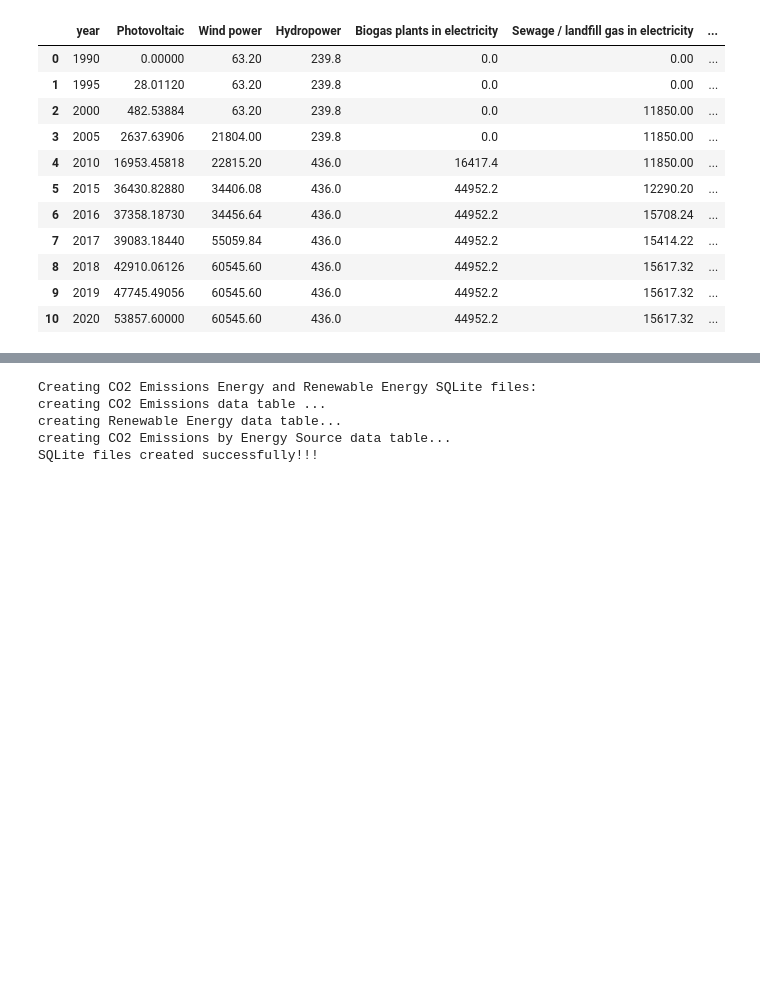
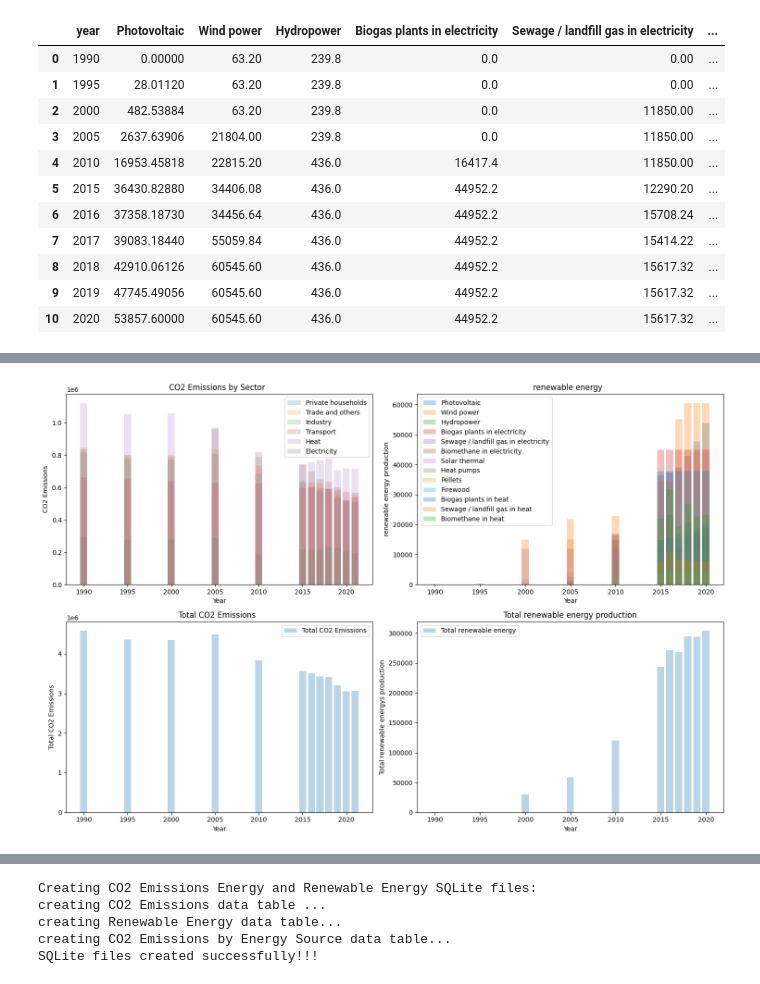
Before and after one commit to AsmaFarag95/made-template, a Jupyter notebook: project/report.ipynb, the cells around one changed output, grey strips where cells are left out. Drawn from its saved outputs; the diff is of its cells as text; code cells hidden in the pictures; blank space fills up the shorter version.

```diff
--- a/project/report.ipynb
+++ b/project/report.ipynb
@@ -217 +213,3 @@ plt.show()
+# %%
+renewable_energy.reset_index('year', inplace=True)
 # %%
@@ -822,0 +297,59 @@ plt.show()
+# %%
+co2_emissions.reset_index('year' , inplace=True)
+# %%
+### plot all
+
+
+# The columns to plot
+co2_emissions_clms_to_plot =  ['Private households', 'Trade and others', 'Industry','Transport', 'Heat', 'Electricity']
+
+renewable_energy_clms_to_plot = ['Photovoltaic', 'Wind power', 'Hydropower',
+       'Biogas plants in electricity', 'Sewage / landfill gas in electricity',
+       'Biomethane in electricity' , 'Solar thermal',
+       'Heat pumps', 'Pellets', 'Firewood', 'Biogas plants in heat',
+       'Sewage / landfill gas in heat', 'Biomethane in heat']
+
+
+
+#
+fig, axs = plt.subplots(2, 2, figsize=(15, 10))
+
+# Plot for co2
+for idx, sector in enumerate(co2_emissions_clms_to_plot):
+    axs[0, 0].bar(co2_emissions['year'], co2_emissions[sector], label=sector,   alpha=0.2)
+
+axs[0, 0].set_xlabel('Year')
+axs[0, 0].set_ylabel('CO2 Emissions')
+axs[0, 0].set_title(f'CO2 Emissions by Sector  ')
+axs[0, 0].legend()
+
+
+# Plot for renwable
+for idx, sector in enumerate(renewable_energy_clms_to_plot):
+    axs[0, 1].bar(renewable_energy['year'], renewable_energy[sector], label=sector, alpha=0.3)
+
+axs[0, 1].set_xlabel('Year')
+axs[0, 1].set_ylabel('renewable energy production')
+axs[0, 1].set_title(f'renewable energy  ')
+axs[0, 1].legend()
+
+# Plot Total CO2 Emissions
+axs[1, 0].bar(co2_emissions['year'], co2_emissions['Total_co2'], label='Total CO2 Emissions', alpha=0.3)
+
+axs[1, 0].set_xlabel('Year')
+axs[1, 0].set_ylabel('Total CO2 Emissions')
+axs[1, 0].set_title(f'Total CO2 Emissions  ')
+axs[1, 0].legend()
+
+# Plot for Total renewable energys
+axs[1, 1].bar(renewable_energy['year'], renewable_energy['Total RE production'], label='Total renewable energy', alpha=0.3)
+
+axs[1, 1].set_xlabel('Year')
+axs[1, 1].set_ylabel('Total renewable energys production')
+axs[1, 1].set_title(f'Total renewable energy production')
+axs[1, 1].legend()
+
+plt.tight_layout()
+plt.show()
+# %% [output]
+[figure, added]
```
Also changed, not shown: parts of 162 cells of this notebook.
